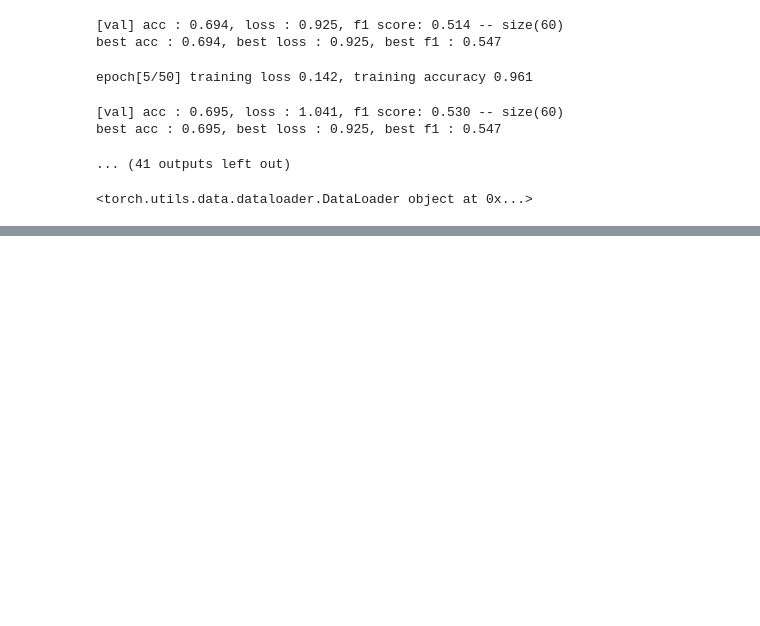
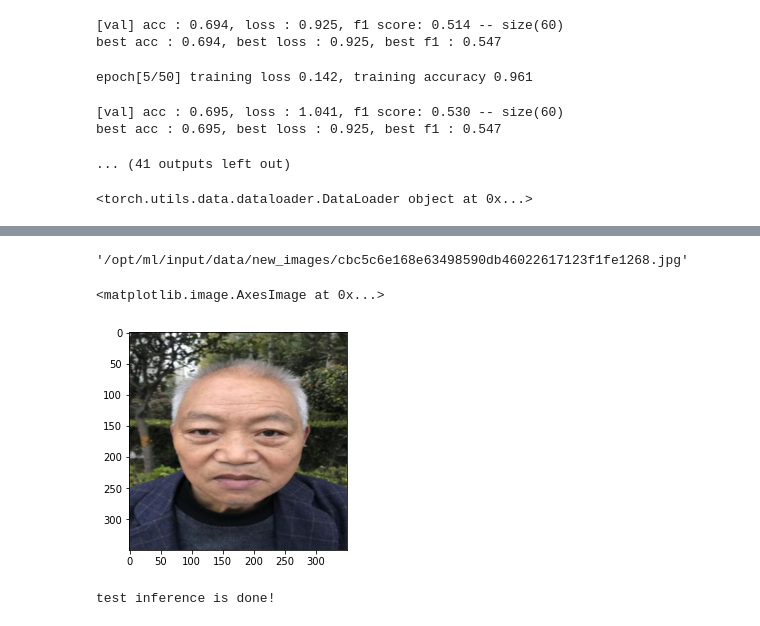
Before and after one commit to boostcampaitech4cv3/level1_imageclassification_cv-level-cv-12, a Jupyter notebook: Resnet50_detection_crop.ipynb, the cells around one changed output, grey strips where cells are left out. Saved outputs shown, nothing was run; the diff lists cells and outputs as text; code cells hidden in the pictures; blank space fills up the shorter version.

Commit message:
update Resnet50_detection_crop

```diff
--- a/Resnet50_detection_crop.ipynb
+++ b/Resnet50_detection_crop.ipynb
@@ -416,9 +416,9 @@ print(train_dataloader_mask)
 <torch.utils.data.dataloader.DataLoader object at 0x...>
 # %%
 # meta 데이터와 이미지 경로를 불러옵니다.
-test_dir_path = '/opt/ml/input/data/new_images/'
-test_image_path = '/opt/ml/input/data/eval/images/'
+test_dir_path = '/opt/ml/input/data/eval/'
+test_image_path = '/opt/ml/input/data/new_images/'
 
-model = torch.load('/opt/ml/checkpoint/resnet50_3/checkpoint_best.pt')
+model = torch.load('/opt/ml/checkpoint/resnet50_crop_detection/checkpoint_best.pth')
 submission = pd.read_csv(test_dir_path+'info.csv')
 submission.head()
@@ -425,6 +432,15 @@ submission.head()
 # %%
 image_paths = [os.path.join(test_image_path, img_id) for img_id in submission.ImageID]
 test_image = pd.Series(image_paths)
+# %%
+image_paths[0]
+# %% [output]
+'/opt/ml/input/data/new_images/cbc5c6e168e63498590db46022617123f1fe1268.jpg'
+# %%
+plt.imshow(plt.imread(image_paths[0]))
+# %% [output]
+<matplotlib.image.AxesImage at 0x...>
+[figure, added]
 # %%
 class Test_Dataset(Dataset):
     def __init__(self, midcrop=True, transform=None):
@@ -465,6 +480,7 @@ model.eval()
 # 모델이 테스트 데이터셋을 예측하고 결과를 저장합니다.
 all_predictions = []
 for images in loader:
+
     with torch.no_grad():
         images = images.to(device)
         pred = model(images)
@@ -473,5 +489,7 @@ for images in loader:
 submission['ans'] = all_predictions
 
 # 제출할 파일을 저장합니다.
-submission.to_csv(os.path.join(test_dir_path, 'submission.csv'), index=False)
+submission.to_csv(os.path.join(test_dir_path, 'submission_detection_crop2.csv'), index=False)
 print('test inference is done!')
+# %% [output]
+test inference is done!
```
Also changed, not shown: parts of 3 cells of this notebook, 1 other file.
